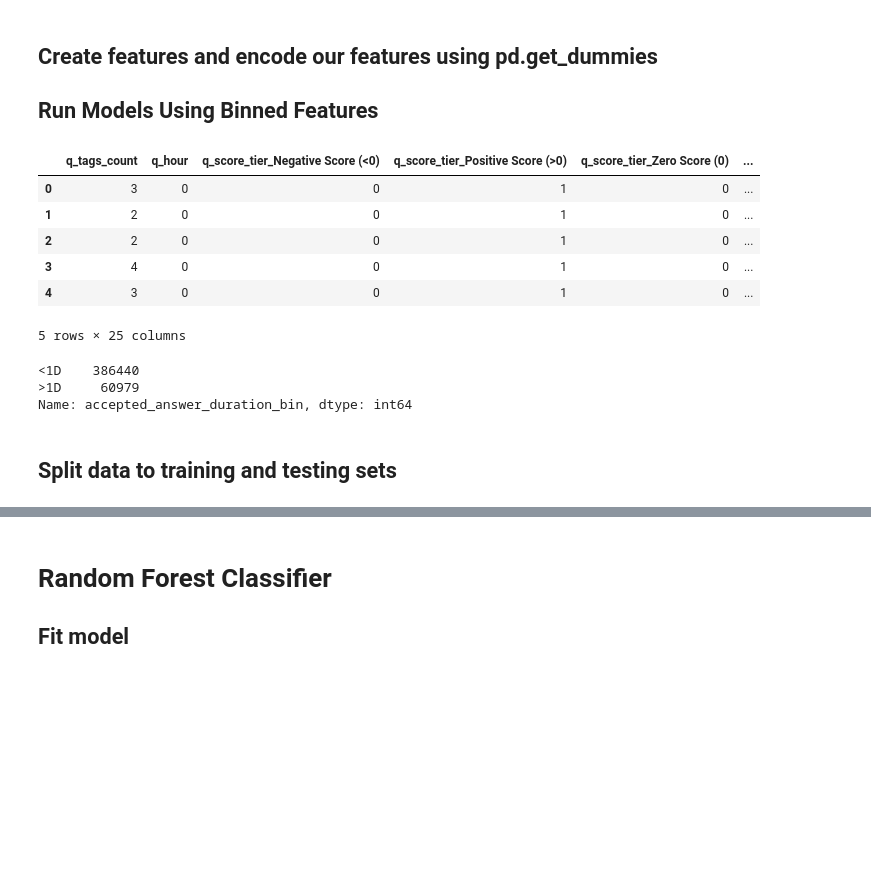
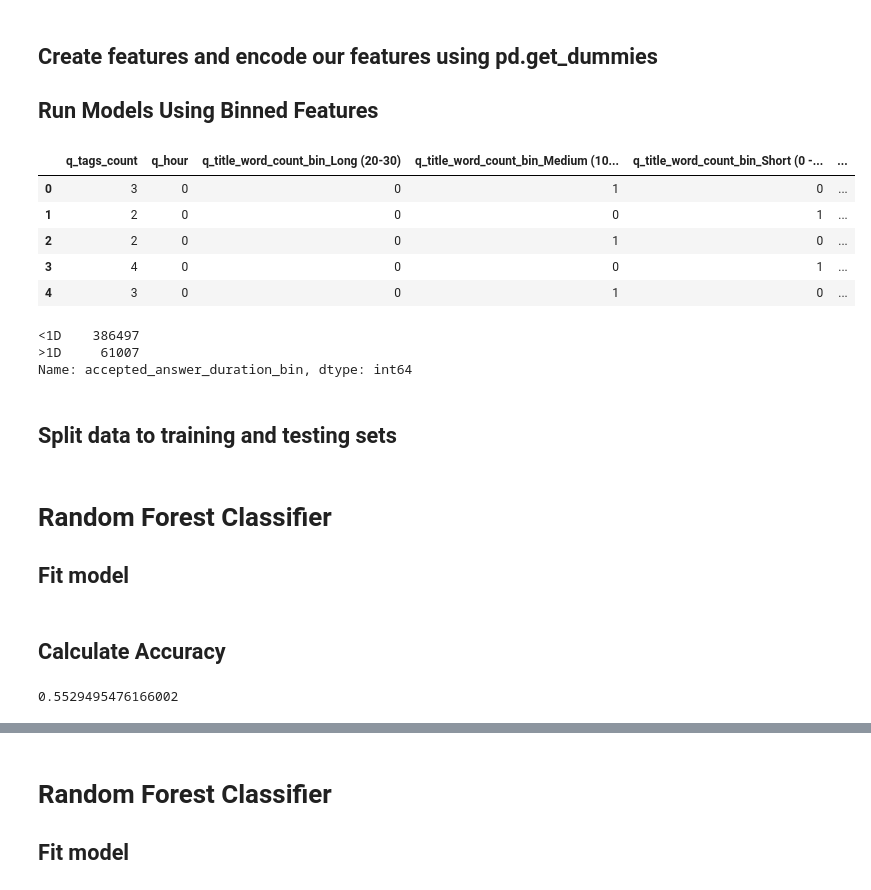
Before and after one commit to smanowar/final-project, a Jupyter notebook: Code/ML_RandomForest-EE-LogReg.ipynb, the cells around one changed output, grey strips where cells are left out. Cells and saved outputs as stored; diff of their text form; code cells hidden in the pictures; blank space fills up the shorter version.

```diff
--- a/Code/ML_RandomForest-EE-LogReg.ipynb
+++ b/Code/ML_RandomForest-EE-LogReg.ipynb
@@ -46,6 +46,6 @@ df.head()
 # %%
 #drop identification columns also q_hour_min and q_body_len_bin columns as they are redundant to other columns
 
-df=df.drop(['q_id','accepted_answer_id','q_hour_min','q_body_len_bin','q_score','q_view_count'], axis=1)
-df.head()
+filter_df=df[['q_title_word_count','q_title_word_count_bin','q_body_word_count','q_body_len_bin','q_tags_count','q_day','q_hour','accepted_answer_duration']]
+filter_df.head()
 # %% [output]
@@ -60,3 +58,5 @@ df=df.dropna()
+# %%
+filter_df=filter_df.dropna()
 # %%
 #bin accepted_answer_duration
 
@@ -64,5 +64,5 @@ answer_bins = [0, 24, 6000]
 answer_bins_group_names = ["<1D", ">1D"]
 
 # Categorize score based on the bins.
-df['accepted_answer_duration_bin'] = pd.cut(df['accepted_answer_duration'], answer_bins, labels=answer_bins_group_names)
+filter_df['accepted_answer_duration_bin'] = pd.cut(filter_df['accepted_answer_duration'], answer_bins, labels=answer_bins_group_names)
 # %%
@@ -96,28 +93,27 @@ dtype: object
 ## Run Models Using Binned Features
 # %%
 # Create our features
-X = df.drop(['accepted_answer_duration','accepted_answer_duration_bin','q_title_char_count','q_title_word_count','q_body_word_count'], axis=1)
-X = pd.get_dummies(X)
+X_binned = filter_df.drop(['q_title_word_count','q_body_word_count','accepted_answer_duration','accepted_answer_duration_bin'], axis=1)
+X_binned = pd.get_dummies(X_binned)
 
 # Create our target
 
-y = df["accepted_answer_duration_bin"]
+y = filter_df["accepted_answer_duration_bin"]
 
-X.head()
+X_binned.head()
 # %% [output]
-|  | q_tags_count | q_hour | q_score_tier_Negative Score (<0) | q_score_tier_Positive Score (>0) | q_score_tier_Zero Score (0) | ... |
+|  | q_tags_count | q_hour | q_title_word_count_bin_Long (20-30) | q_title_word_count_bin_Medium (10... | q_title_word_count_bin_Short (0 -... | ... |
 | 0 | 3 | 0 | 0 | 1 | 0 | ... |
-| 1 | 2 | 0 | 0 | 1 | 0 | ... |
+| 1 | 2 | 0 | 0 | 0 | 1 | ... |
 | 2 | 2 | 0 | 0 | 1 | 0 | ... |
-| 3 | 4 | 0 | 0 | 1 | 0 | ... |
+| 3 | 4 | 0 | 0 | 0 | 1 | ... |
 | 4 | 3 | 0 | 0 | 1 | 0 | ... |
-5 rows × 25 columns
 # %%
 # Check the balance of our target values
 y.value_counts()
 # %% [output]
-<1D    386440
->1D     60979
+<1D    386497
+>1D     61007
 Name: accepted_answer_duration_bin, dtype: int64
 # %% [markdown]
 ## Split data to training and testing sets
@@ -123,0 +123,3 @@ Name: accepted_answer_duration_bin, dtype: int64
+# %% [markdown]
+# Random Forest Classifier
+## Fit model
@@ -123,0 +132,9 @@ Name: accepted_answer_duration_bin, dtype: int64
+# %% [markdown]
+## Calculate Accuracy
+# %%
+# Calculated the balanced accuracy score
+y_pred=rf_bin.predict(X_binned_test)
+ba_balanced_forest_binned=balanced_accuracy_score(y_test,y_pred)
+ba_balanced_forest_binned
+# %% [output]
+0.5529495476166002
```
Also changed, not shown: parts of 75 cells of this notebook, 2 other files.
